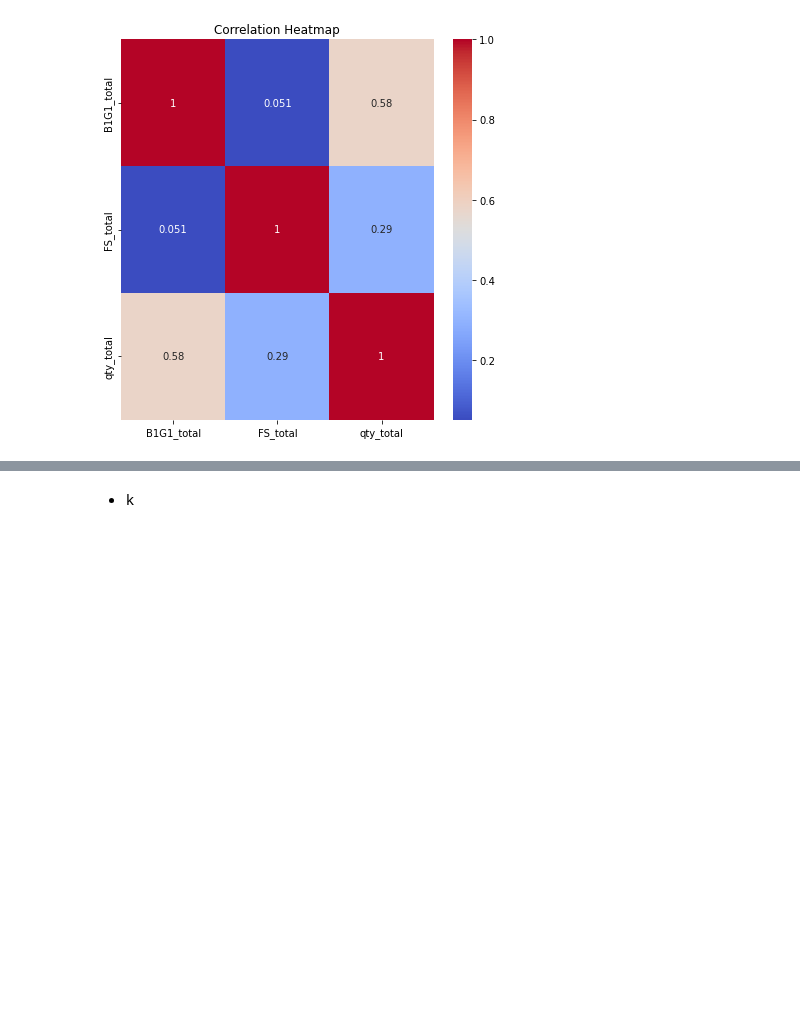
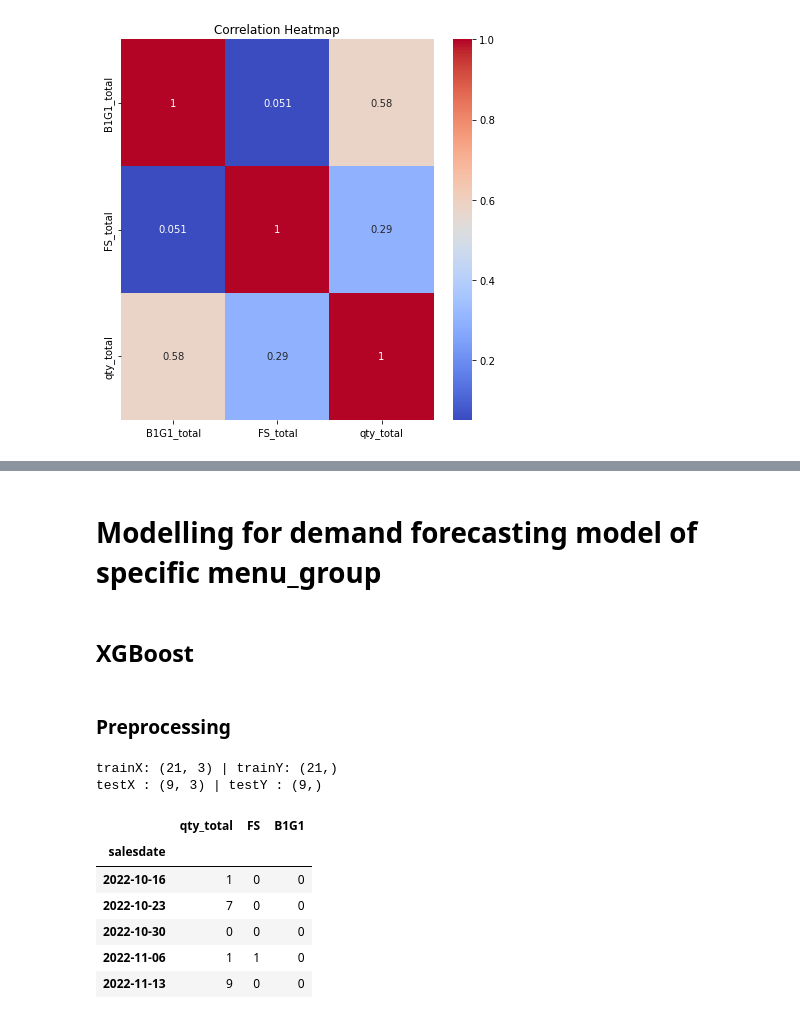
Before and after one commit to wilsonalfrido/legit-test, a Jupyter notebook: notebooks/EDA & Modelling.ipynb, the cells around one changed output, grey strips where cells are left out. Cells and saved outputs as stored; diff of their text form; code cells hidden in the pictures; blank space fills up the shorter version.

```diff
--- a/notebooks/EDA & Modelling.ipynb
+++ b/notebooks/EDA & Modelling.ipynb
@@ -232,2 +235,45 @@ plt.show()
+# %% [markdown]
+# Modelling for demand forecasting model of specific menu_group
 # %% [markdown]
-- k
+## XGBoost
+# %% [markdown]
+### Preprocessing
+# %%
+def preprocess_feature(df,menu_group):
+    df = df[df.menu_group == menu_group].copy()
+
+    patternFS = r'^((\[).+(\])).*'
+    df['FS'] = df['menuname'].str.contains(patternFS)
+    patternB1G1 = r'(B1G1)'
+    df['B1G1'] = df['menuname'].str.contains(patternB1G1)
+
+    df.drop(columns=['menuid','menuname','menu_group'],axis = 1,inplace=True)
+
+    df_weekly = df.resample("W").sum()
+
+    # split X and y
+    y = df_weekly['qty_total'].copy()
+    X = df_weekly.copy()
+    return X, y
+# %%
+"""
+splitting data: 70% train 30% test for dataset of menu_group = Gyudon Aburi with Miso Mayo & Sambal Korek
+"""
+X,y = preprocess_feature(df,"Gyudon Aburi with Miso Mayo & Sambal Korek")
+
+trainX, testX,trainY, testY = train_test_split(X,y,test_size=0.3,shuffle=False)
+print(f"trainX: {trainX.shape} | trainY: {trainY.shape}")
+print(f"testX : {testX.shape} | testY : {testY.shape}")
+# %% [output]
+trainX: (21, 3) | trainY: (21,)
+testX : (9, 3) | testY : (9,)
+# %%
+trainX.head()
+# %% [output]
+|  | qty_total | FS | B1G1 |
+| salesdate |  |  |  |
+| 2022-10-16 | 1 | 0 | 0 |
+| 2022-10-23 | 7 | 0 | 0 |
+| 2022-10-30 | 0 | 0 | 0 |
+| 2022-11-06 | 1 | 1 | 0 |
+| 2022-11-13 | 9 | 0 | 0 |
```
Also changed, not shown: parts of 23 cells of this notebook.
